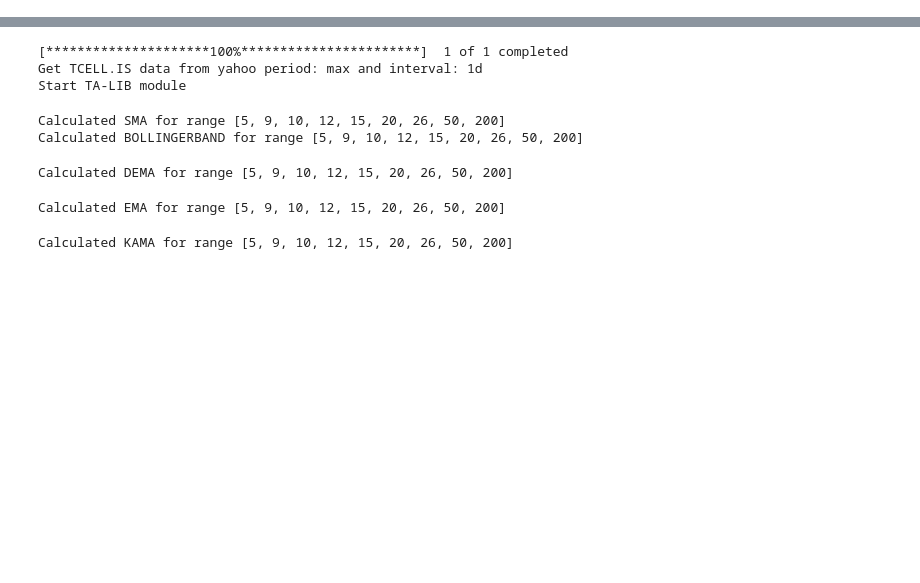
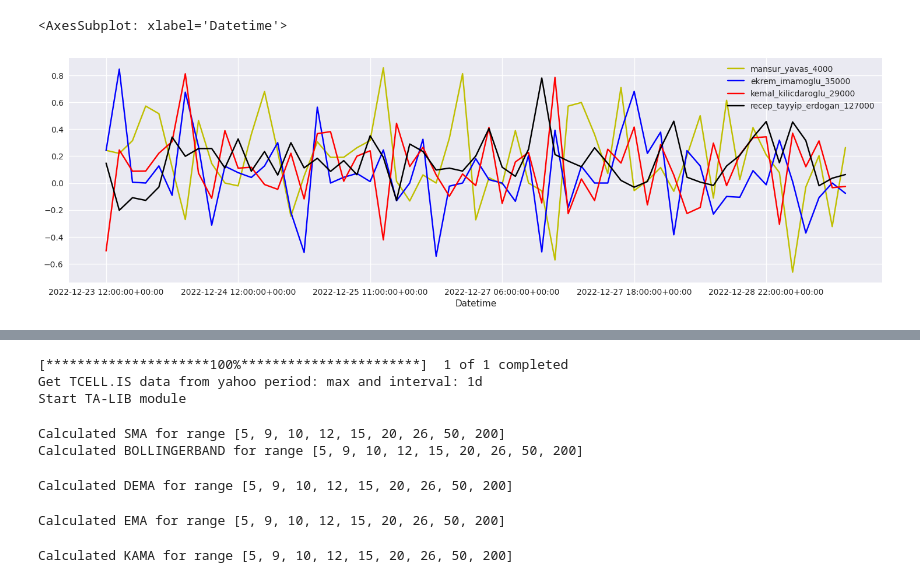
Before and after one commit to kozanakyel/KZ-Engine-Backend, a Jupyter notebook: KZ_project_setup/notebooks/detection_indicators_strategies.ipynb, the cells around one changed output, grey strips where cells are left out. Saved outputs shown, nothing was run; the diff lists cells and outputs as text; code cells hidden in the pictures; blank space fills up the shorter version.

```diff
--- a/KZ_project_setup/notebooks/detection_indicators_strategies.ipynb
+++ b/KZ_project_setup/notebooks/detection_indicators_strategies.ipynb
@@ -20,3 +20,20 @@ import warnings
 warnings.filterwarnings('ignore')
 warnings.simplefilter(action = 'ignore', category = pd.errors.PerformanceWarning)
 %matplotlib inline
+# %%
+interval = 'hour'
+df_m = pd.read_csv(f'../data/tweets_data/mansuryavas/mansuryavas_{interval}.csv', index_col=[0])
+df_e = pd.read_csv(f'../data/tweets_data/ekremimamoglu/ekremimamoglu_{interval}.csv', index_col=[0])
+df_k = pd.read_csv(f'../data/tweets_data/kemalkilicdaroglu/kemalkilicdaroglu_{interval}.csv', index_col=[0])
+df_r = pd.read_csv(f'../data/tweets_data/receptayyiperdogan/receptayyiperdogan_{interval}.csv', index_col=[0])
+# %%
+df_com = df_m.copy()
+df_com.columns = [f'mansur_yavas_4000']
+df_com[f'ekrem_imamoglu_35000'] = df_e['compound_total']
+df_com[f'kemal_kilicdaroglu_29000'] = df_k['compound_total']
+df_com[f'recep_tayyip_erdogan_127000'] = df_r['compound_total']
+df_com.dropna(inplace=True)
+df_com.plot(figsize=(18,5), color=['y', 'b', 'r', 'k'])
+# %% [output]
+<AxesSubplot: xlabel='Datetime'>
+[figure, added]
```
Also changed, not shown: parts of 1 cell of this notebook, 3 other files.
